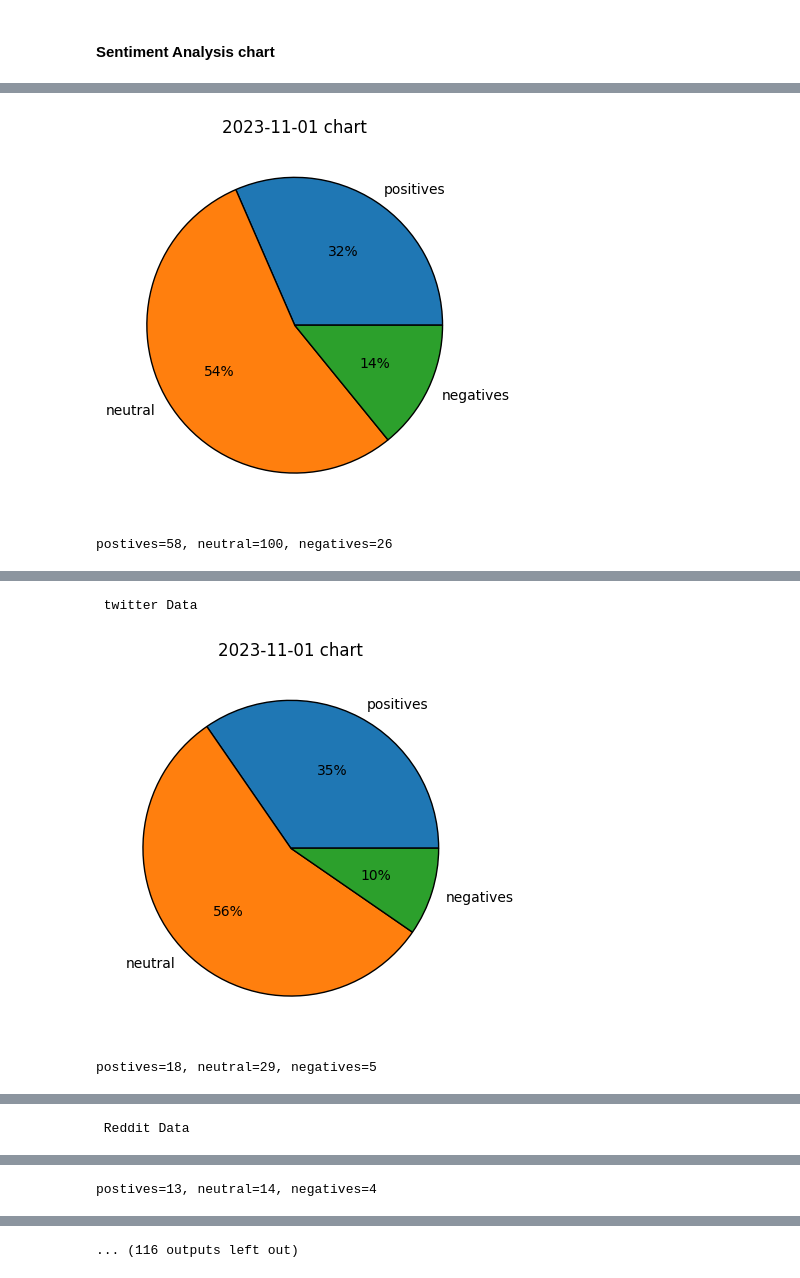
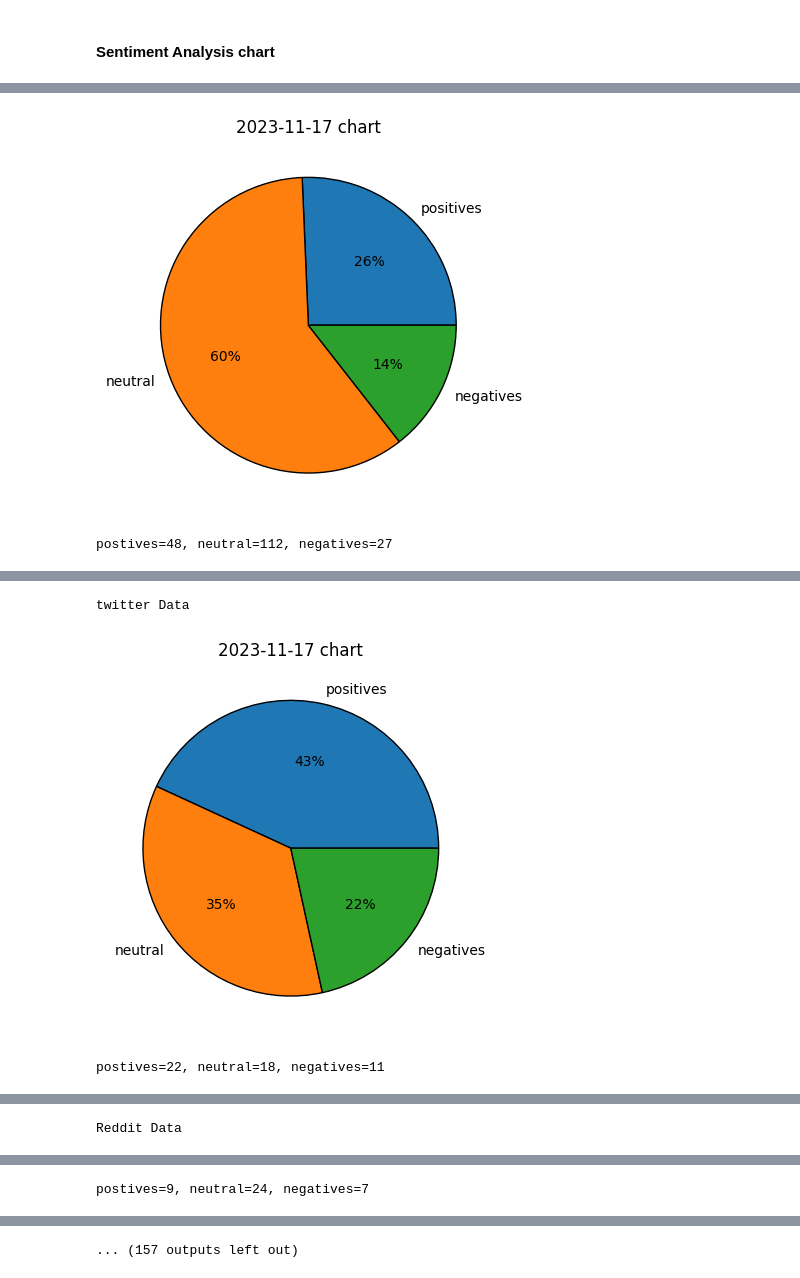
Before and after one commit to SriyanAnuruddha/crypto-analyzer, a Jupyter notebook: main.ipynb, the cells around one changed output, grey strips where cells are left out. Saved outputs shown, nothing was run; the diff lists cells and outputs as text; code cells hidden in the pictures.

```diff
--- a/main.ipynb
+++ b/main.ipynb
@@ -193,8 +193,8 @@ print_info_of_coin(dataFrame=twitter_df,coinName='ETH')
 # %% [markdown]
 #### Sentiment Analysis chart
 # %%
-startDateObject=datetime.date(2023,11,1)
-endDateObject=datetime.date(2023,11,2)
+startDateObject=datetime.date(2023,11,17)
+endDateObject=datetime.date(2023,11,18)
 
 coinNames =[
 "BTC",
@@ -214,6 +214,8 @@ coinNames =[
 "Chainlink(LINK)",
 "Aave(AAVE)",
 "Polygon(MATIC)",
+"Gas(GAS)",
+"Cronos(CRO)",
 ]
 
 for coinName in coinNames:
@@ -225,3 +227,3 @@ BTC
-[figure, old version]
+[figure, new version]
-postives=58, neutral=100, negatives=26
+postives=48, neutral=112, negatives=27
 |  | post_text | posted_time | upvote_ratio | post_score | num_comments | coin_name | label | datetime |
@@ -245,3 +247,3 @@ postives=58, neutral=100, negatives=26
-[figure, old version]
+[figure, new version]
-postives=18, neutral=29, negatives=5
+postives=22, neutral=18, negatives=11
 |  | tweet | likes | replies | views | retweets | posted_time | coin_name | label | datetime |
@@ -266,2 +268,2 @@ postives=18, neutral=29, negatives=5
-postives=13, neutral=14, negatives=4
+postives=9, neutral=24, negatives=7
 |  | post_text | posted_time | upvote_ratio | post_score | num_comments | coin_name | label | datetime |
@@ -284 +286 @@ postives=13, neutral=14, negatives=4
-... (116 outputs left out)
+... (157 outputs left out)
```
Also changed, not shown: parts of 2 cells of this notebook, 3 other files.
